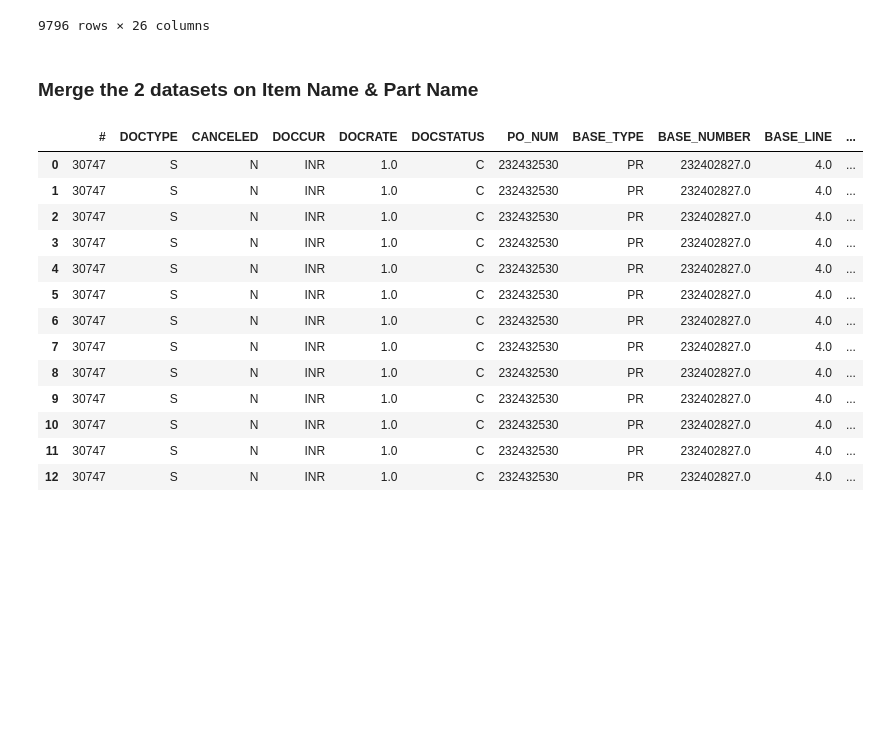
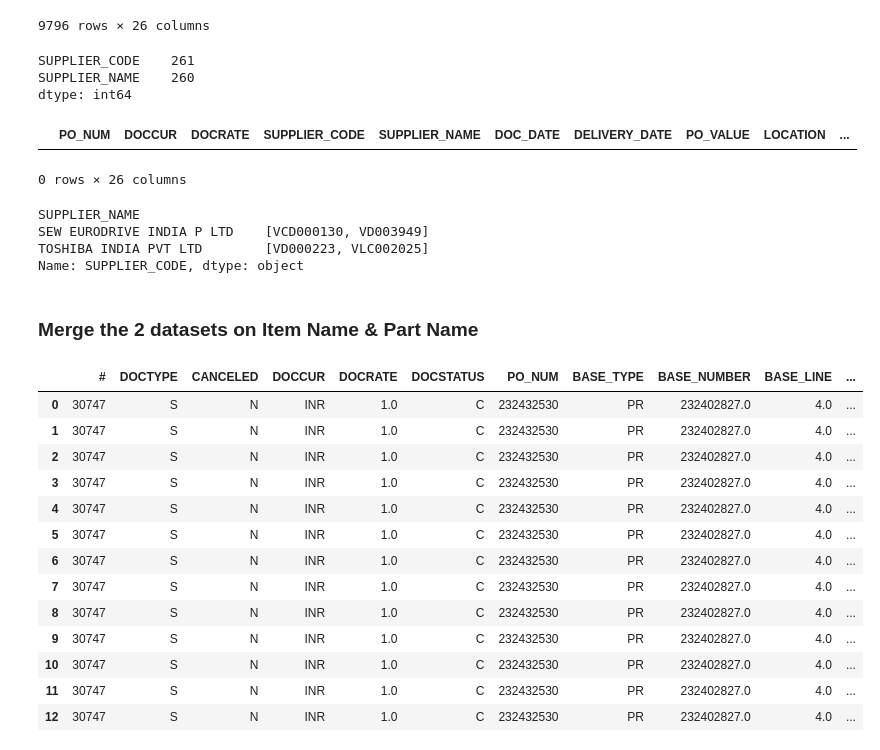
Before and after one commit to htibrewal/isy-5001-irs-project, a Jupyter notebook: item_code_matching.ipynb, the cells around one changed output. Saved outputs shown, nothing was run; the diff lists cells and outputs as text; code cells hidden in the pictures; blank space fills up the shorter version.

```diff
--- a/item_code_matching.ipynb
+++ b/item_code_matching.ipynb
@@ -293,6 +337,26 @@ filtered_data_final
 9796 rows × 26 columns
 # %%
 filtered_data_final.to_csv('filtered_data_final.csv')
+# %%
+filtered_data_final[['SUPPLIER_CODE', 'SUPPLIER_NAME']].nunique()
+# %% [output]
+SUPPLIER_CODE    261
+SUPPLIER_NAME    260
+dtype: int64
+# %%
+null_suppliers = filtered_data_final[filtered_data_final['SUPPLIER_NAME'].isnull()]
+null_suppliers
+# %% [output]
+|  | PO_NUM | DOCCUR | DOCRATE | SUPPLIER_CODE | SUPPLIER_NAME | DOC_DATE | DELIVERY_DATE | PO_VALUE | LOCATION | ... |
+0 rows × 26 columns
+# %%
+# duplicate_names = filtered_data_final[filtered_data_final.duplicated('SUPPLIER_NAME', keep=False)]
+find_repeating_supplier_names(filtered_data_final)
+# %% [output]
+SUPPLIER_NAME
+SEW EURODRIVE INDIA P LTD    [VCD000130, VD003949]
+TOSHIBA INDIA PVT LTD        [VD000223, VLC002025]
+Name: SUPPLIER_CODE, dtype: object
 # %% [markdown]
 ### Merge the 2 datasets on Item Name & Part Name
 # %%
```
Also changed, not shown: parts of 5 cells of this notebook.
